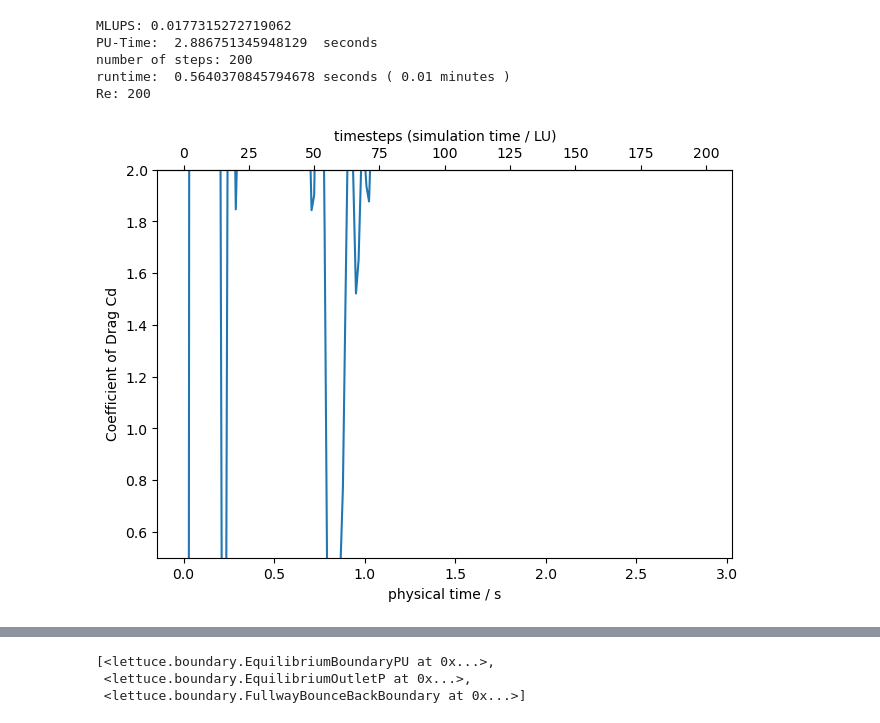
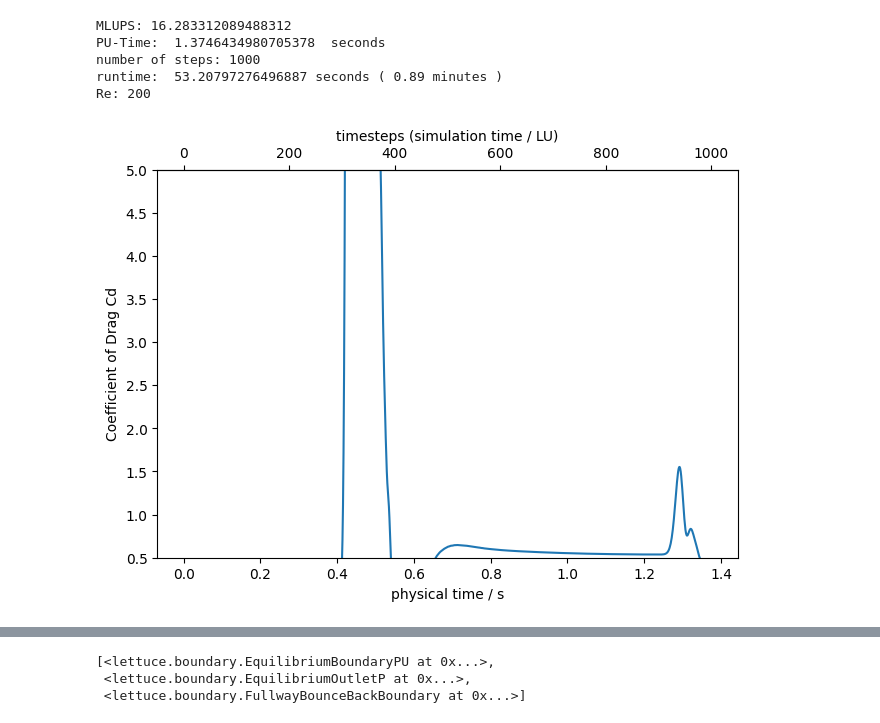
Before and after one commit to MaxBille/lettuce, a Jupyter notebook: myTest/cylinder3D_development.ipynb, the cells around one changed output, grey strips where cells are left out. Drawn from its saved outputs; the diff is of its cells as text; code cells hidden in the pictures.

```diff
--- a/myTest/cylinder3D_development.ipynb
+++ b/myTest/cylinder3D_development.ipynb
@@ -16,8 +16,8 @@ import shutil
 # %%
 ### OUTPUT SETTINGS - do you want parameters, observables, plots, timeseries and/or vtk/vti-files? change the booleans below...
 # IMPORTANT: set correct output_path, for example "/home/YourUserName/simulation_output"
-output_path = "/mnt/ScratchHDD1/Max_Scratch/lbm_simulations"  # lokal HBRS
-#output_path = "/home/max/Documents/lbm_simulations"  # lokal Bonn
+#output_path = "/mnt/ScratchHDD1/Max_Scratch/lbm_simulations"  # lokal HBRS
+output_path = "/home/max/Documents/lbm_simulations"  # lokal Bonn
 #output_path = "/home/mbille3s/02_lbm_simulations"  # cluster HBRS
 
 # name: if you want something specific in the dir-name
@@ -39,7 +39,7 @@ collision_choice = "bgk"
 ### SIMULATION PARAMETERS (and estimation of timesteps needed to reach T_target)
 re = 200   # Reynoldsnumber
 Ma = 0.05     # Machnumber
-n_steps = 200  # number of steps
+n_steps = 1000  # number of steps
 setup_diameter = 1  # D_PU = char_length_pu -> this defines the PU-Reference
 flow_velocity = 1  # U_PU = char_velocity_pu -> this defines the PU-Reference velocity (u_max of inflow)
 
@@ -50,7 +50,7 @@ periodic_start = 0.9  # relative start of peak_finding for Cd_mean Measurement t
 gridpoints_per_diameter = 20  # gp_per_D = GPD -> this defines the resolution ( D_LU = GPD+1)
 domain_height_in_D = 19  # D/Y = DpY = diameters per domain width in Y-direction -> this defines the domain-size and total number of Lattice-Nodes
 domain_length_in_D = 2 * domain_height_in_D  # D/X = domain length in X- / flow-direction
-domain_width_in_D = 4#1/gridpoints_per_diameter  # D/Z = DpZ = diameters per domain width in Z-direction -> domain size in periodic 3rd dimension
+domain_width_in_D = 3/gridpoints_per_diameter  # D/Z = DpZ = diameters per domain width in Z-direction -> domain size in periodic 3rd dimension
 
 # RELATION [GPD to DpY] check
 # if DpY is even, resulting GPD can't be odd for symmetrical cylinder and channel
@@ -81,8 +81,8 @@ print("n_steps to simulate",T_target,"seconds:",T_target*round(((gridpoints_per_
 mlups_2060super = 20
 mlups_2080ti = 30   # 40 for GPD30,DpY19,nsteps=150000 (steigend mit der Auflösung)
 
-#if output_vtk:
- #   print("generates approx.", int(vtk_fps*(n_steps * (setup_diameter/(gridpoints_per_diameter+1))*(Ma*1/np.sqrt(3)/flow_velocity)))+1, ".vti/.vtk-frames")
+if output_vtk:
+    print("generates approx.", int(vtk_fps*(n_steps * (setup_diameter/(gridpoints_per_diameter+1))*(Ma*1/np.sqrt(3)/flow_velocity)))+1, ".vti/.vtk-frames")
 
 gridpoints = gridpoints_per_diameter**3*domain_length_in_D*domain_height_in_D*domain_width_in_D
 print("No. of gridpoints:", gridpoints)
@@ -99,7 +100,7 @@ if output_data:  # toggle output
     timestamp = datetime.datetime.now()
     timestamp = timestamp.strftime("%y%m%d")+"_"+timestamp.strftime("%H%M%S")
 
-    dir_name = "/data_" + str(timestamp) + "_" + name + "_GPD" + str(gridpoints_per_diameter) + "_" + str(domain_length_in_D) + "x" + str(domain_height_in_D) + "x" + str(domain_width_in_D) + "_D3Q19"
+    dir_name = "/data_" + str(timestamp) + "_" + name + "_GPD" + str(gridpoints_per_diameter) + "_" + str(domain_length_in_D) + "x" + str(domain_height_in_D) + "x" + str(domain_width_in_D) + "_" + str(stencil_choice)
     os.makedirs(output_path+dir_name)
 
     if output_vtk:
@@ -211,31 +217,31 @@ print("number of steps:",n_steps)
 print("runtime: ",runtime, "seconds (", round(runtime/60,2),"minutes )")
 print("Re:",re)
 # %% [output]
-MLUPS: 0.0177315272719062
-PU-Time:  2.886751345948129  seconds
-number of steps: 200
-runtime:  0.5640370845794678 seconds ( 0.01 minutes )
+MLUPS: 16.283312089488312
+PU-Time:  1.3746434980705378  seconds
+number of steps: 1000
+runtime:  53.20797276496887 seconds ( 0.89 minutes )
 Re: 200
 # %%
 ### plot Drag coefficient
 
 drag_coefficient = np.array(Dragreport.out)
 #print('  stepLU        ', 'timePU        ', 'Cd')
 #print(drag_coefficient) # prints: stepLU, timePU, value
 
 fig, ax = plt.subplots(constrained_layout=True)
 ax.plot(drag_coefficient[:,1],drag_coefficient[:,2])
 ax.set_xlabel("physical time / s")
 ax.set_ylabel("Coefficient of Drag Cd")
-ax.set_ylim([0.5,2.0])
+ax.set_ylim([0.5,5.0])
 secax = ax.secondary_xaxis('top', functions=(flow.units.convert_time_to_lu, flow.units.convert_time_to_pu))
 secax.set_xlabel("timesteps (simulation time / LU)")
 if output_data:
     plt.savefig(output_path+dir_name+"/drag_coefficient.png")
     np.savetxt(output_path+dir_name+"/drag_coefficient.txt", drag_coefficient, header="stepLU  |  timePU  |  Cd  FROM str(timestamp)")
 plt.show()
 # %% [output]
-[figure, old version]
+[figure, new version]
 # %%
 ### calculate mean drag_coefficient in periodic region:
 try:
```
Also changed, not shown: parts of 19 cells of this notebook, 5 other files.
